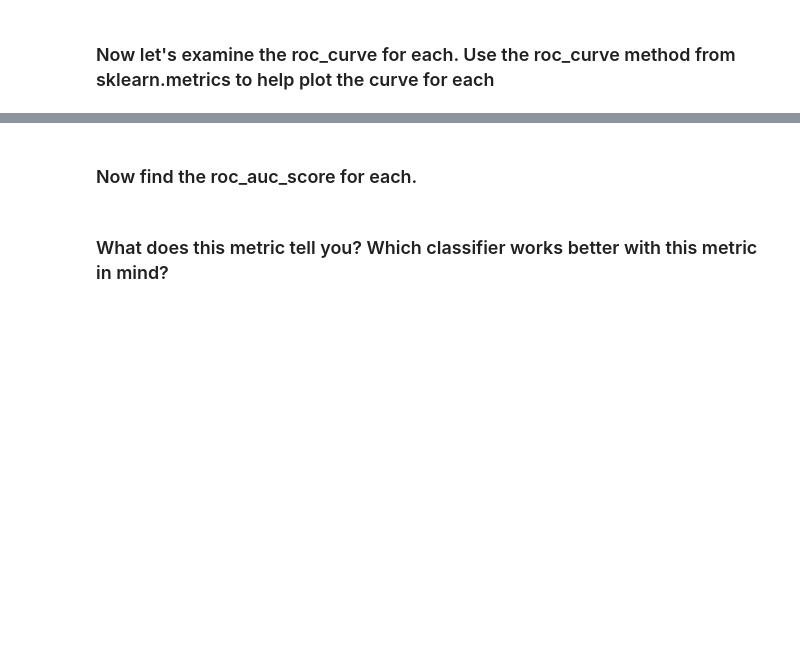
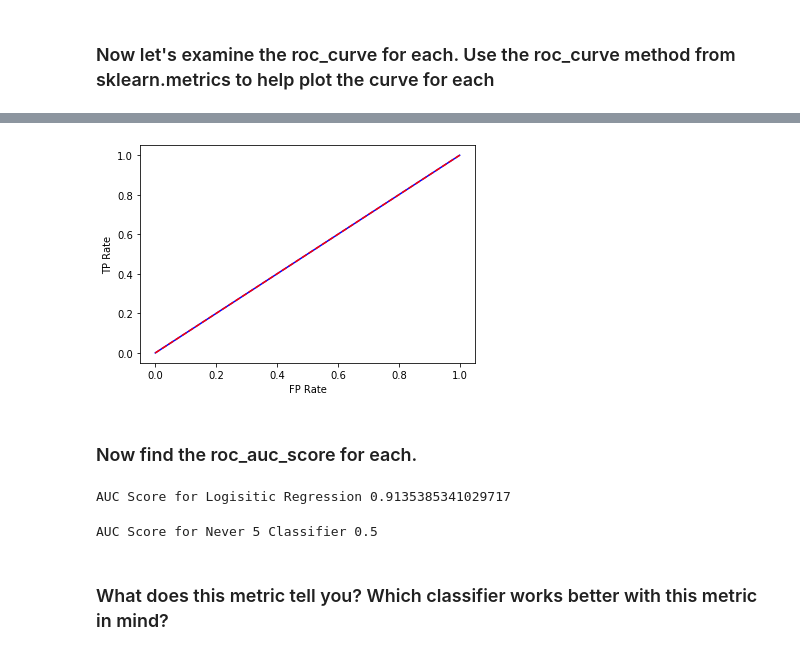
Before and after one commit to pmoreira1/dataV2-labs, a Jupyter notebook: module-3/Evaluation-Recall-and-Precision/your-code/main.ipynb, the cells around one changed output, grey strips where cells are left out. Drawn from its saved outputs; the diff is of its cells as text; code cells hidden in the pictures; blank space fills up the shorter version.

```diff
--- a/module-3/Evaluation-Recall-and-Precision/your-code/main.ipynb
+++ b/module-3/Evaluation-Recall-and-Precision/your-code/main.ipynb
@@ -38,5 +112,8 @@ class Never5Classifier(BaseEstimator):
 never_5_clf = Never5Classifier()
 # %% [markdown]
 ### Now lets fit and predict on the testing set using our never 5 Classifier
+# %%
+never_5_clf.fit(X_train, y5_train)
+never5_pred = never_5_clf.predict(X_test)
 # %% [markdown]
 ### Let's compare this to the Logistic Regression. Examine the confusion matrix, precision, recall, and f1_scores for each. What is the probability cutoff you are using to decide the classes?
@@ -47,2 +177,12 @@ never_5_clf = Never5Classifier()
+# %%
+# Never 5
+fpr, tpr, threshold = roc_curve(y5_test, never5_pred)
+plt.plot(fpr, tpr, 'b')
+plt.plot([0, 1], [0, 1],'r--')
+plt.ylabel('TP Rate')
+plt.xlabel('FP Rate')
+plt.show()
+# %% [output]
+[figure, added]
 # %% [markdown]
 ### Now find the roc_auc_score for each.
@@ -49,2 +191,10 @@ never_5_clf = Never5Classifier()
+# %%
+print("AUC Score for Logisitic Regression", roc_auc_score(y5_test, y_pred))
+# %% [output]
+AUC Score for Logisitic Regression 0.9135385341029717
+# %%
+print("AUC Score for Never 5 Classifier", roc_auc_score(y5_test, never5_pred))
+# %% [output]
+AUC Score for Never 5 Classifier 0.5
 # %% [markdown]
 ### What does this metric tell you? Which classifier works better with this metric in mind?
```
Also changed, not shown: parts of 20 cells of this notebook, 2 other files.
